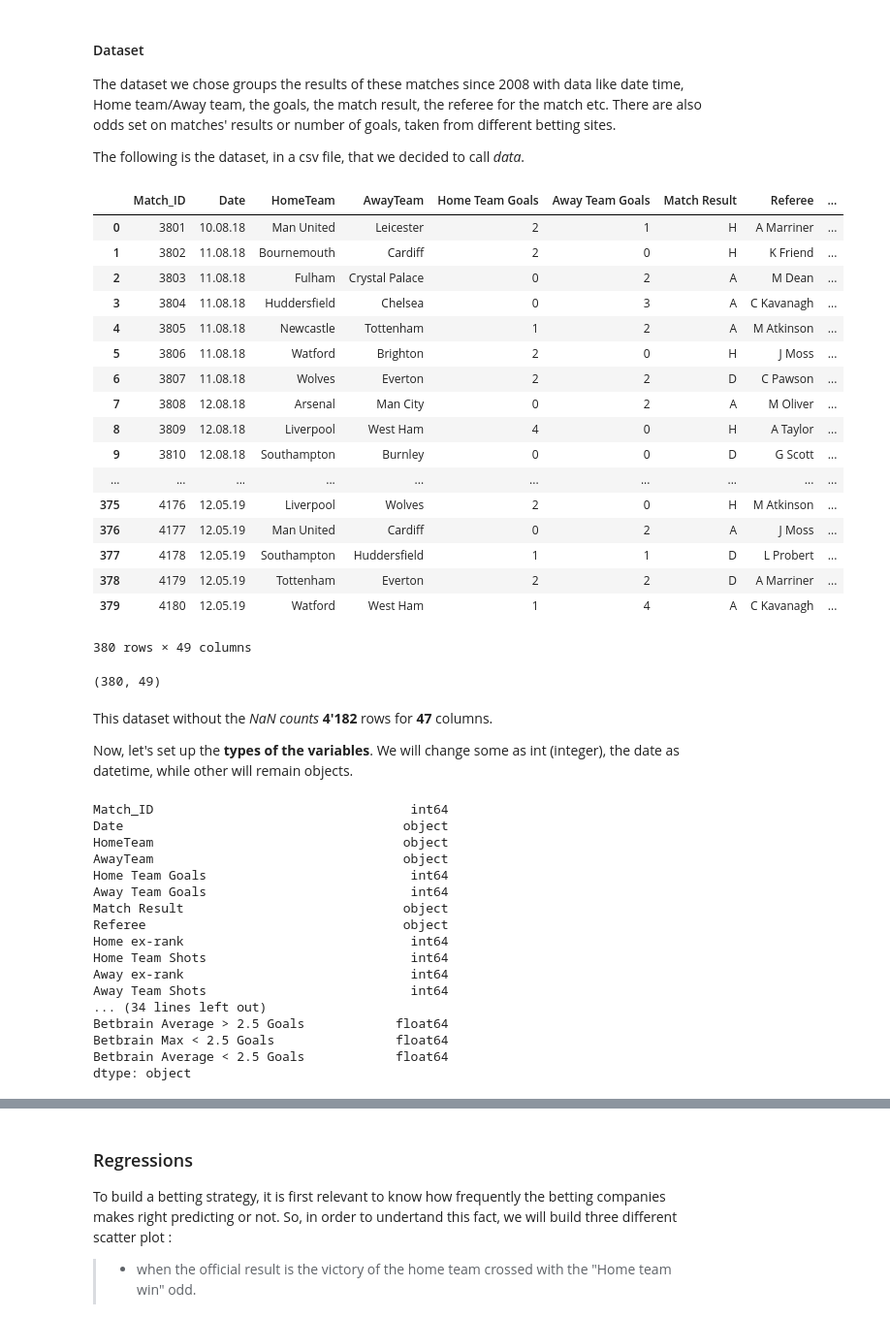
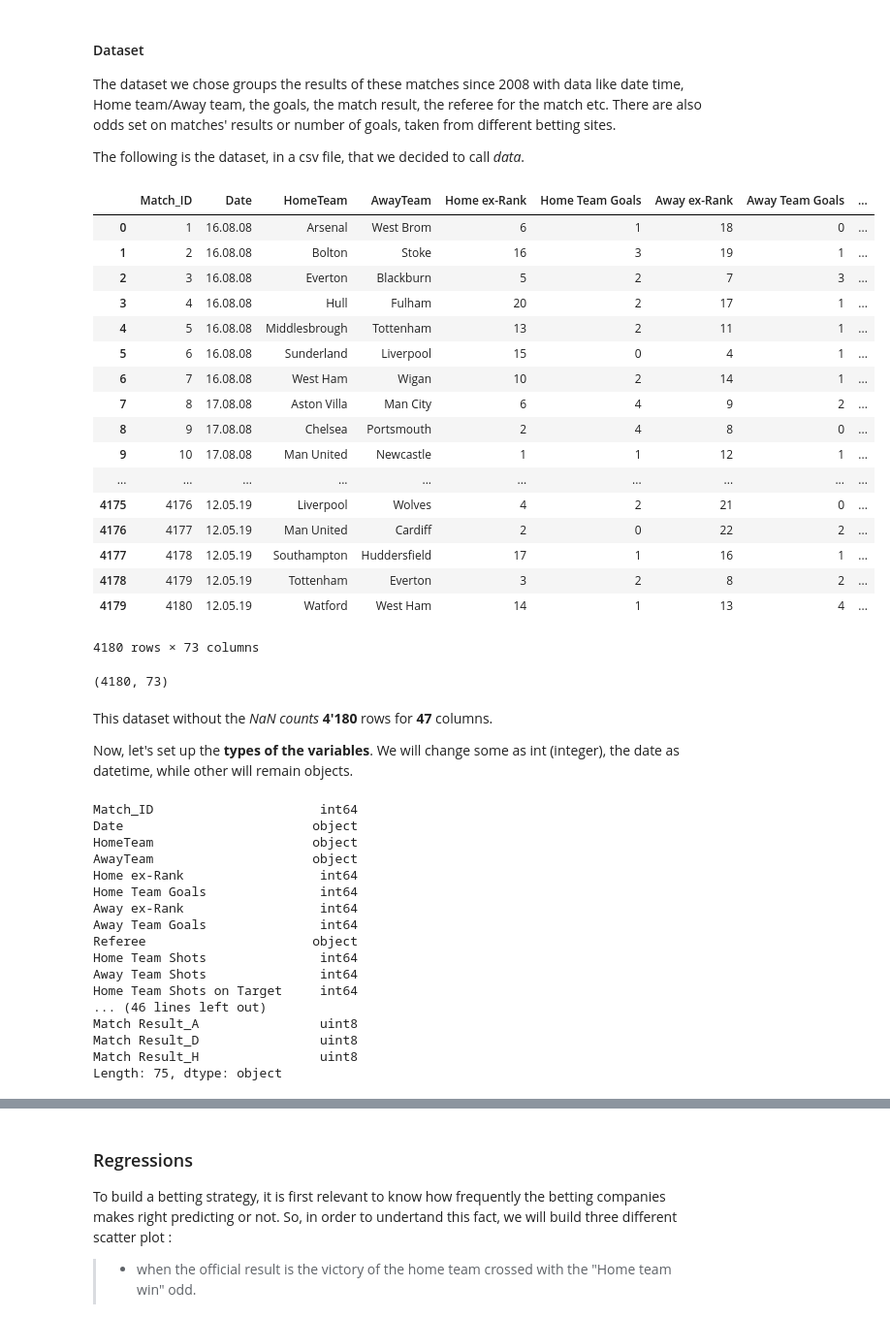
Before and after one commit to abdul232/DMML_Team_Rolex, a Jupyter notebook: code/Notebook_Rolex.ipynb, the cells around one changed output, grey strips where cells are left out. Shown: that part at 97% size. Cells and saved outputs as stored; diff of their text form; code cells hidden in the pictures.

Commit message:
data changes

```diff
--- a/code/Notebook_Rolex.ipynb
+++ b/code/Notebook_Rolex.ipynb
@@ -40,34 +40,34 @@ The dataset we chose groups the results of these matches since 2008 with data li
 The following is the dataset, in a csv file, that we decided to call _data_.
 # %%
 #We use the Dataset with the games of the season 2018
-data = pd.read_csv('https://raw.githubusercontent.com/abdul232/DMML_Team_Rolex/master/data/Premier%20League%202018%20-%202019.csv', sep=';')
+data = pd.read_csv('https://raw.githubusercontent.com/abdul232/DMML_Team_Rolex/master/data/England_2008_2018_Premiere_League.csv', sep=';')
 
 data = data.sort_values(by="Match_ID",ascending=True)
 # view the first 10 rows
 data
 # %% [output]
-|  | Match_ID | Date | HomeTeam | AwayTeam | Home Team Goals | Away Team Goals | Match Result | Referee | ... |
-| 0 | 3801 | 10.08.18 | Man United | Leicester | 2 | 1 | H | A Marriner | ... |
-| 1 | 3802 | 11.08.18 | Bournemouth | Cardiff | 2 | 0 | H | K Friend | ... |
-| 2 | 3803 | 11.08.18 | Fulham | Crystal Palace | 0 | 2 | A | M Dean | ... |
-| 3 | 3804 | 11.08.18 | Huddersfield | Chelsea | 0 | 3 | A | C Kavanagh | ... |
-| 4 | 3805 | 11.08.18 | Newcastle | Tottenham | 1 | 2 | A | M Atkinson | ... |
-| 5 | 3806 | 11.08.18 | Watford | Brighton | 2 | 0 | H | J Moss | ... |
-| 6 | 3807 | 11.08.18 | Wolves | Everton | 2 | 2 | D | C Pawson | ... |
-| 7 | 3808 | 12.08.18 | Arsenal | Man City | 0 | 2 | A | M Oliver | ... |
-| 8 | 3809 | 12.08.18 | Liverpool | West Ham | 4 | 0 | H | A Taylor | ... |
-| 9 | 3810 | 12.08.18 | Southampton | Burnley | 0 | 0 | D | G Scott | ... |
+|  | Match_ID | Date | HomeTeam | AwayTeam | Home ex-Rank | Home Team Goals | Away ex-Rank | Away Team Goals | ... |
+| 0 | 1 | 16.08.08 | Arsenal | West Brom | 6 | 1 | 18 | 0 | ... |
+| 1 | 2 | 16.08.08 | Bolton | Stoke | 16 | 3 | 19 | 1 | ... |
+| 2 | 3 | 16.08.08 | Everton | Blackburn | 5 | 2 | 7 | 3 | ... |
+| 3 | 4 | 16.08.08 | Hull | Fulham | 20 | 2 | 17 | 1 | ... |
+| 4 | 5 | 16.08.08 | Middlesbrough | Tottenham | 13 | 2 | 11 | 1 | ... |
+| 5 | 6 | 16.08.08 | Sunderland | Liverpool | 15 | 0 | 4 | 1 | ... |
+| 6 | 7 | 16.08.08 | West Ham | Wigan | 10 | 2 | 14 | 1 | ... |
+| 7 | 8 | 17.08.08 | Aston Villa | Man City | 6 | 4 | 9 | 2 | ... |
+| 8 | 9 | 17.08.08 | Chelsea | Portsmouth | 2 | 4 | 8 | 0 | ... |
+| 9 | 10 | 17.08.08 | Man United | Newcastle | 1 | 1 | 12 | 1 | ... |
 | ... | ... | ... | ... | ... | ... | ... | ... | ... | ... |
-| 375 | 4176 | 12.05.19 | Liverpool | Wolves | 2 | 0 | H | M Atkinson | ... |
-| 376 | 4177 | 12.05.19 | Man United | Cardiff | 0 | 2 | A | J Moss | ... |
-| 377 | 4178 | 12.05.19 | Southampton | Huddersfield | 1 | 1 | D | L Probert | ... |
-| 378 | 4179 | 12.05.19 | Tottenham | Everton | 2 | 2 | D | A Marriner | ... |
-| 379 | 4180 | 12.05.19 | Watford | West Ham | 1 | 4 | A | C Kavanagh | ... |
+| 4175 | 4176 | 12.05.19 | Liverpool | Wolves | 4 | 2 | 21 | 0 | ... |
+| 4176 | 4177 | 12.05.19 | Man United | Cardiff | 2 | 0 | 22 | 2 | ... |
+| 4177 | 4178 | 12.05.19 | Southampton | Huddersfield | 17 | 1 | 16 | 1 | ... |
+| 4178 | 4179 | 12.05.19 | Tottenham | Everton | 3 | 2 | 8 | 2 | ... |
+| 4179 | 4180 | 12.05.19 | Watford | West Ham | 14 | 1 | 13 | 4 | ... |
-380 rows × 49 columns
+4180 rows × 73 columns
 # %%
 data.shape
 # %% [output]
-(380, 49)
+(4180, 73)
 # %%
 #We have to drop the two lasts rows because they are NaN
 #data = data.drop([4180, 4181])
@@ -75,29 +75,29 @@ data.shape
 #We have a new dimension
 #data.shape
 # %% [markdown]
-This dataset without the _NaN counts_ **4'182** rows for **47** columns.
+This dataset without the _NaN counts_ **4'180** rows for **47** columns.
 
 Now, let's set up the **types of the variables**. We will change some as int (integer), the date as datetime, while other will remain objects.
 # %%
 data.dtypes
 # %% [output]
-Match_ID                                  int64
-Date                                     object
-HomeTeam                                 object
-AwayTeam                                 object
-Home Team Goals                           int64
-Away Team Goals                           int64
-Match Result                             object
-Referee                                  object
-Home ex-rank                              int64
-Home Team Shots                           int64
-Away ex-rank                              int64
-Away Team Shots                           int64
-... (34 lines left out)
-Betbrain Average > 2.5 Goals            float64
-Betbrain Max < 2.5 Goals                float64
-Betbrain Average < 2.5 Goals            float64
-dtype: object
+Match_ID                      int64
+Date                         object
+HomeTeam                     object
+AwayTeam                     object
+Home ex-Rank                  int64
+Home Team Goals               int64
+Away ex-Rank                  int64
+Away Team Goals               int64
+Referee                      object
+Home Team Shots               int64
+Away Team Shots               int64
+Home Team Shots on Target     int64
+... (46 lines left out)
+Match Result_A                uint8
+Match Result_D                uint8
+Match Result_H                uint8
+Length: 75, dtype: object
 # %%
 #We have to change the type of some variable
 data['Match_ID'] = data.Match_ID.astype(int)
```
Also changed, not shown: parts of 9 cells of this notebook, 4 other files.
